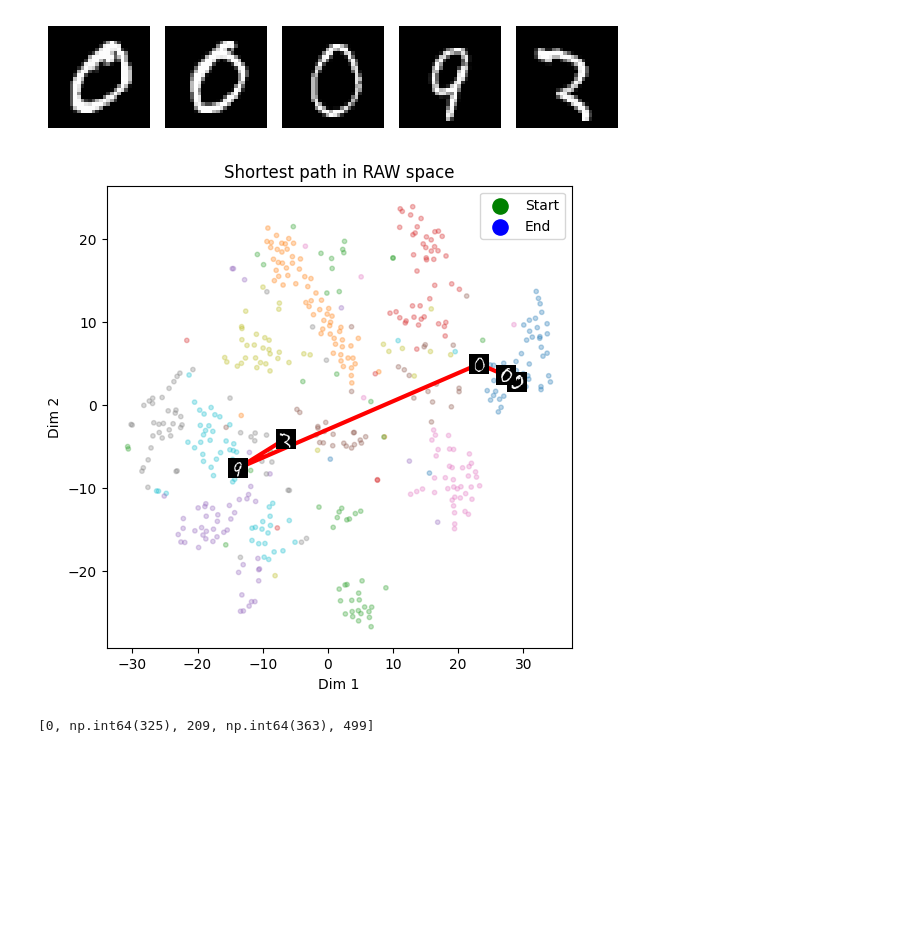
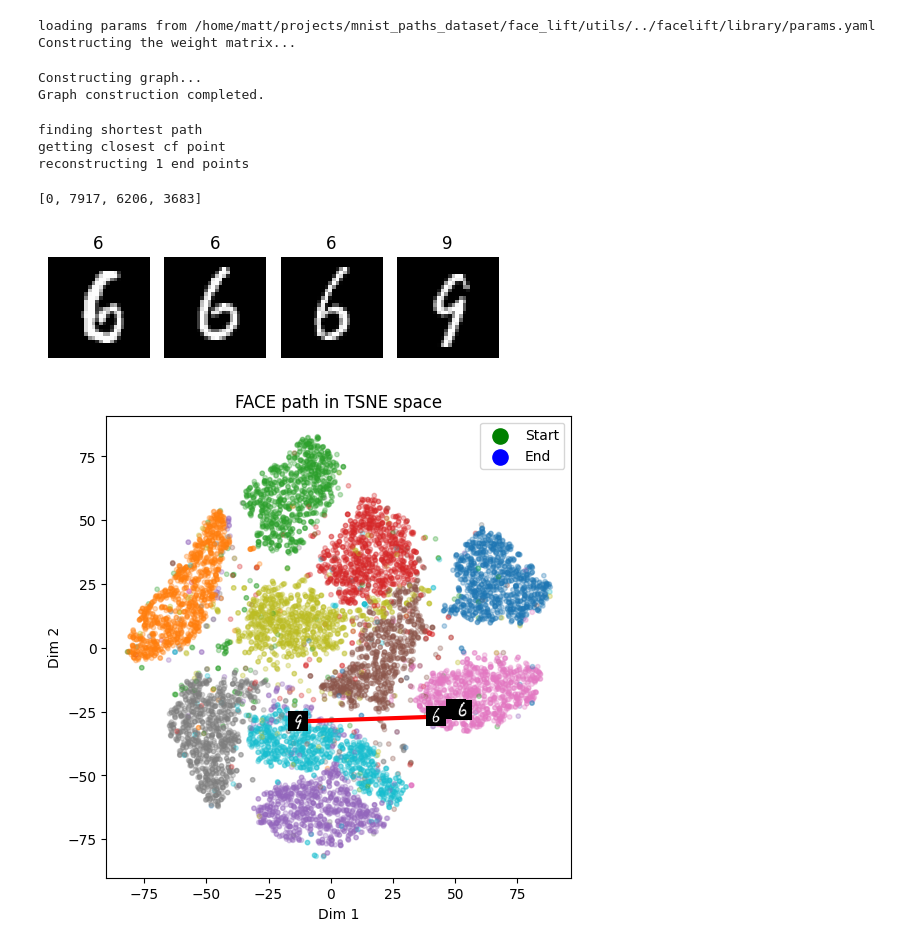
Before and after one commit to mattclifford1/mnist_paths_dataset, a Jupyter notebook: face_path.ipynb, the cells around one changed output. Cells and saved outputs as stored; diff of their text form; code cells hidden in the pictures; blank space fills up the shorter version.

```diff
--- a/face_path.ipynb
+++ b/face_path.ipynb
@@ -5,28 +9,34 @@ from shortest_path import shortest_path
 # %%
 # Load MNIST from CSV (assuming first column is label, rest are pixels)
-df = pd.read_csv("mnist_data/mnist_train.csv")
-X = df.iloc[:, 1:].values.astype(np.float32)  # features
-y = df.iloc[:, 0].values  # labels
-
-# Subsample (e.g. 1000 points for tractability)
-n_samples = 500
-X = X[:n_samples]
-y = y[:n_samples]
+X, y = load_mnist_data("mnist_data/mnist_train.csv",
+                           n_samples=10000)
 # %%
-shortest_path_finder = shortest_path(X, distance_model='raw', k=20)
+# build the path finder instance from the data
+face_finder = facelift_paths(X, y)
+# %% [output]
+loading params from /home/matt/projects/mnist_paths_dataset/face_lift/utils/../facelift/library/params.yaml
+Constructing the weight matrix...
+Constructing graph...
+Graph construction completed.
 # %%
 # Shortest path example: between two random points
-src, dst = 0, 499
-path = shortest_path_finder.get_shortest_path(src, dst)
+src, dst_label = 0, 9
+path = face_finder.get_face_path(src, dst_label, _print=True)
+# %% [output]
+finding shortest path
+getting closest cf point
+reconstructing 1 end points
+# %%
+print(path)
+# %% [output]
+[0, 7917, 6206, 3683]
 # %%
-shortest_path_finder.plot_images_in_path(path)
+face_finder.plot_images_in_path(path)
 # %% [output]
-[figure, old version]
+[figure, new version]
 # %%
-shortest_path_finder.plot_path(path, y)
+face_finder.plot_path(path)
 # %% [output]
-[figure, old version]
+[figure, new version]
 # %%
 print(path)
-# %% [output]
-[0, np.int64(325), 209, np.int64(363), 499]
```
Also changed, not shown: parts of 1 cell of this notebook.
